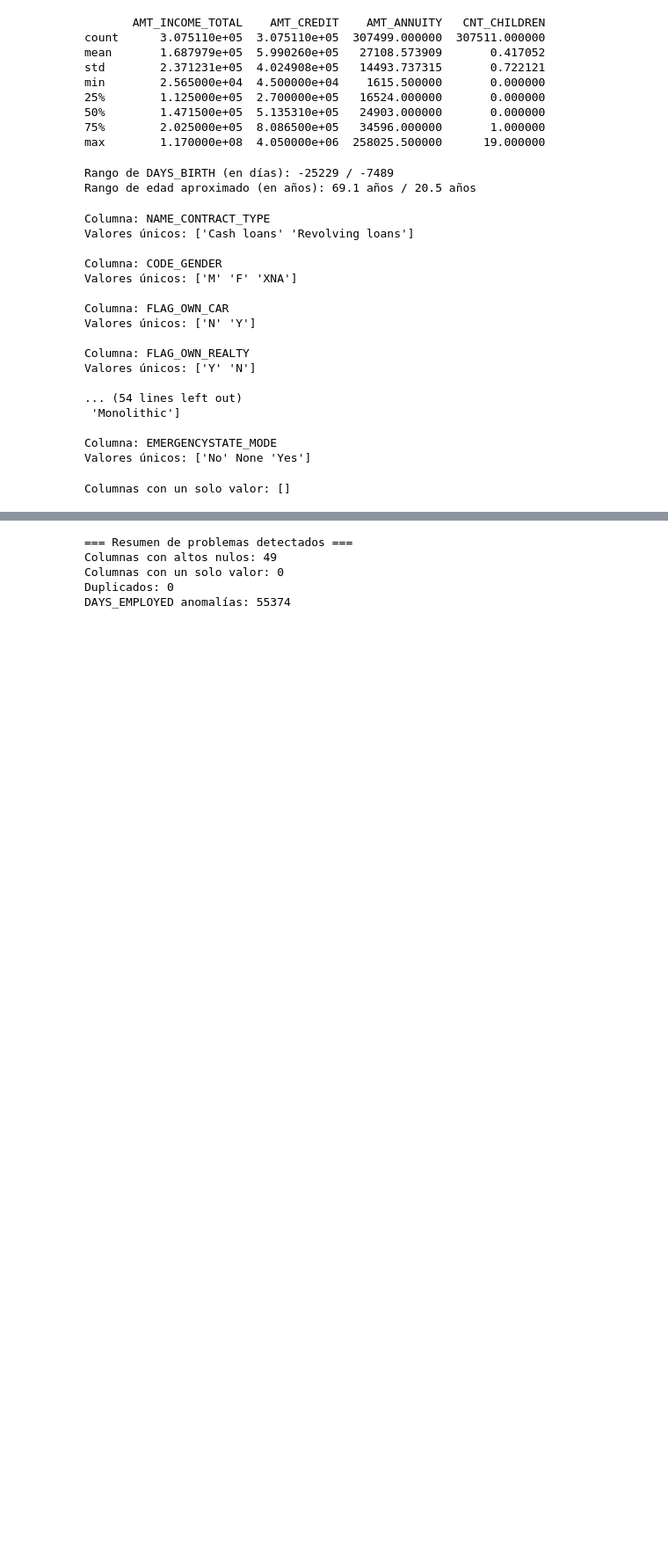
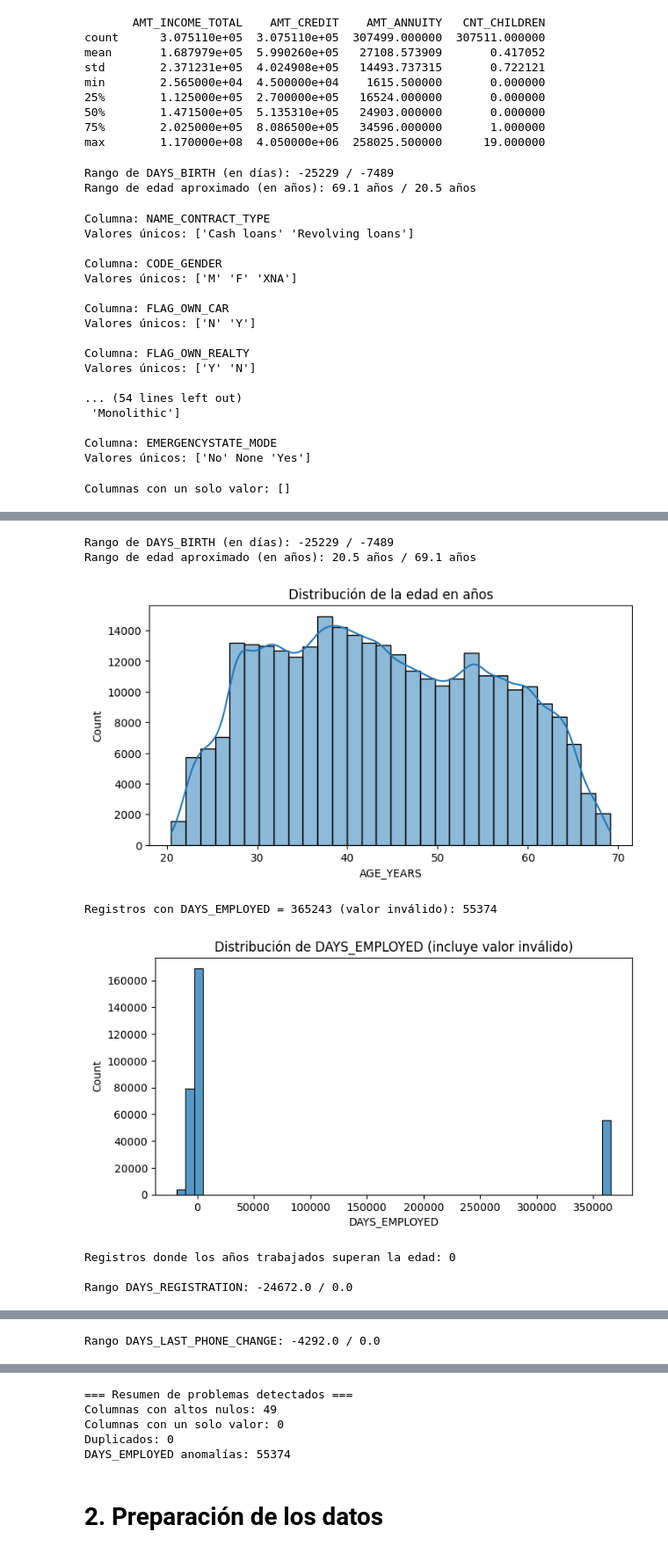
Before and after one commit to ezequielesq/Prueba-N3-Machine-Learning, a Jupyter notebook: Prueba_N°3.ipynb, the cells around one changed output, grey strips where cells are left out. Shown at 88% size. Drawn from its saved outputs; the diff is of its cells as text; code cells hidden in the pictures; blank space fills up the shorter version.

Commit message:
Preparación de los datos

```diff
--- a/Prueba_N°3.ipynb
+++ b/Prueba_N°3.ipynb
@@ -359,0 +512,77 @@ Columnas con un solo valor: []
+# %%
+# Análisis de valores fuera de rango o inconsistentes
+
+# ------------------------------------------------
+# 1. EDAD (DAYS_BIRTH) -> convertir a años positivos
+# ------------------------------------------------
+app["AGE_YEARS"] = (-app["DAYS_BIRTH"] / 365).round(1)
+
+print("Rango de DAYS_BIRTH (en días):",
+      app["DAYS_BIRTH"].min(), "/", app["DAYS_BIRTH"].max())
+
+print("Rango de edad aproximado (en años):",
+      app["AGE_YEARS"].min(), "años /", app["AGE_YEARS"].max(), "años")
+
+plt.figure(figsize=(8,4))
+sns.histplot(app["AGE_YEARS"], bins=30, kde=True)
+plt.title("Distribución de la edad en años")
+plt.show()
+
+
+# ------------------------------------------------
+# 2. DÍAS DE EMPLEO (DAYS_EMPLOYED)
+# ------------------------------------------------
+anom_emp = (app["DAYS_EMPLOYED"] == 365243).sum()
+print("\nRegistros con DAYS_EMPLOYED = 365243 (valor inválido):", anom_emp)
+
+plt.figure(figsize=(8,4))
+sns.histplot(app["DAYS_EMPLOYED"], bins=50)
+plt.title("Distribución de DAYS_EMPLOYED (incluye valor inválido)")
+plt.show()
+
+
+# ------------------------------------------------
+# 3. COMPARACIÓN: AÑOS DE EMPLEO > AÑOS DE EDAD
+# ------------------------------------------------
+app["EMPLOYED_YEARS"] = (-app["DAYS_EMPLOYED"] / 365)
+
+# registros donde el empleo supera la edad (inconsistencia lógica)
+inconsistentes = app[app["EMPLOYED_YEARS"] > app["AGE_YEARS"]]
+print("\nRegistros donde los años trabajados superan la edad:", len(inconsistentes))
+
+
+# ------------------------------------------------
+# 4. FECHA DE REGISTRO (DAYS_REGISTRATION)
+# ------------------------------------------------
+print("\nRango DAYS_REGISTRATION:",
+      app["DAYS_REGISTRATION"].min(),
+      "/",
+      app["DAYS_REGISTRATION"].max())
+
+plt.figure(figsize=(8,4))
+sns.histplot(app["DAYS_REGISTRATION"], bins=50)
+plt.title("Distribución de DAYS_REGISTRATION")
+plt.show()
+
+
+# ------------------------------------------------
+# 5. FECHA ÚLTIMO CAMBIO DE TELÉFONO
+# ------------------------------------------------
+print("\nRango DAYS_LAST_PHONE_CHANGE:",
+      app["DAYS_LAST_PHONE_CHANGE"].min(),
+      "/",
+      app["DAYS_LAST_PHONE_CHANGE"].max())
+
+plt.figure(figsize=(8,4))
+sns.histplot(app["DAYS_LAST_PHONE_CHANGE"], bins=50)
+plt.title("Distribución de DAYS_LAST_PHONE_CHANGE")
+plt.show()
+# %% [output]
+Rango de DAYS_BIRTH (en días): -25229 / -7489
+Rango de edad aproximado (en años): 20.5 años / 69.1 años
+[figure, added]
+Registros con DAYS_EMPLOYED = 365243 (valor inválido): 55374
+[figure, added]
+Registros donde los años trabajados superan la edad: 0
+
+Rango DAYS_REGISTRATION: -24672.0 / 0.0
@@ -359,0 +590 @@ Columnas con un solo valor: []
+Rango DAYS_LAST_PHONE_CHANGE: -4292.0 / 0.0
@@ -370,3 +602,5 @@ Columnas con altos nulos: 49
 Columnas con un solo valor: 0
 Duplicados: 0
 DAYS_EMPLOYED anomalías: 55374
+# %% [markdown]
+# 2. Preparación de los datos
```
Also changed, not shown: parts of 15 cells of this notebook.
